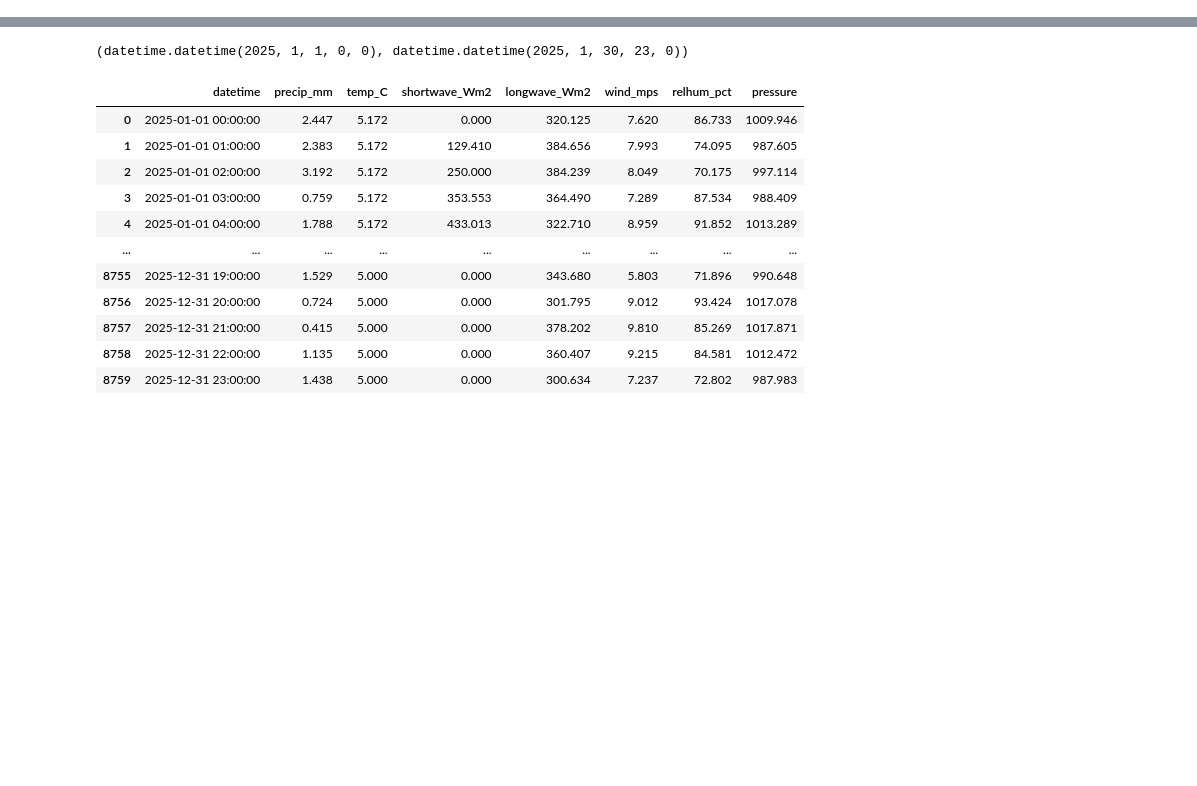
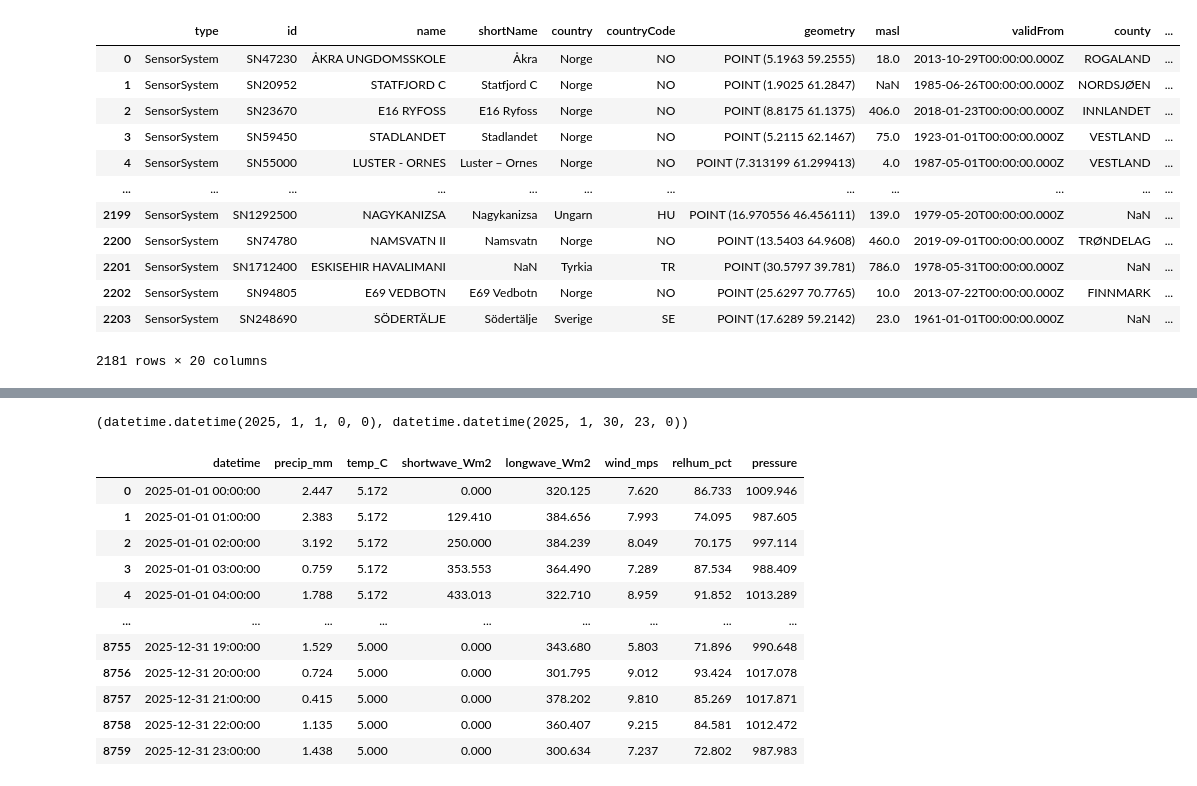
Before and after one commit to NTNUSmartWater/DigiH2O-Platform, a Jupyter notebook: process.ipynb, the cells around one changed output, grey strips where cells are left out. Drawn from its saved outputs; the diff is of its cells as text; code cells hidden in the pictures; blank space fills up the shorter version.

Commit message:
Working on MET data API

```diff
--- a/process.ipynb
+++ b/process.ipynb
@@ -11,0 +13,29 @@ from skimage.morphology import skeletonize
+# %%
+dotenv.load_dotenv()
+MET_url = os.getenv('MET_ProstAPI_URL')
+MET_client_id = os.getenv('MET_ProstAPI_CLIENT_ID')
+url = f'{MET_url}/sources/v0.jsonld'
+headers = {'Accept': 'application/json'}
+response = requests.request("GET", url, headers=headers, auth=HTTPBasicAuth(MET_client_id, ''))
+data = response.json()['data']
+df = pd.DataFrame(data)[['@type', 'id', 'name', 'shortName', 'validFrom', 'county', 'municipality', 'stationHolders', 'geometry']]
+df.rename(columns={'@type': 'type'}, inplace=True)
+# df['stationHolders'] = df['stationHolders'].apply(lambda x: x[0] if list(x) is not None else None)
+df['geometry'] = df['geometry'].apply(lambda x: Point(*x['coordinates']) if isinstance(x, dict) else None)
+df.dropna(subset=['geometry'], inplace=True)
+# gdf = gpd.GeoDataFrame(df, crs="EPSG:4326")
+df
+# %% [output]
+|  | type | id | name | shortName | country | countryCode | geometry | masl | validFrom | county | ... |
+| 0 | SensorSystem | SN47230 | ÅKRA UNGDOMSSKOLE | Åkra | Norge | NO | POINT (5.1963 59.2555) | 18.0 | 2013-10-29T00:00:00.000Z | ROGALAND | ... |
+| 1 | SensorSystem | SN20952 | STATFJORD C | Statfjord C | Norge | NO | POINT (1.9025 61.2847) | NaN | 1985-06-26T00:00:00.000Z | NORDSJØEN | ... |
+| 2 | SensorSystem | SN23670 | E16 RYFOSS | E16 Ryfoss | Norge | NO | POINT (8.8175 61.1375) | 406.0 | 2018-01-23T00:00:00.000Z | INNLANDET | ... |
+| 3 | SensorSystem | SN59450 | STADLANDET | Stadlandet | Norge | NO | POINT (5.2115 62.1467) | 75.0 | 1923-01-01T00:00:00.000Z | VESTLAND | ... |
+| 4 | SensorSystem | SN55000 | LUSTER - ORNES | Luster − Ornes | Norge | NO | POINT (7.313199 61.299413) | 4.0 | 1987-05-01T00:00:00.000Z | VESTLAND | ... |
+| ... | ... | ... | ... | ... | ... | ... | ... | ... | ... | ... | ... |
+| 2199 | SensorSystem | SN1292500 | NAGYKANIZSA | Nagykanizsa | Ungarn | HU | POINT (16.970556 46.456111) | 139.0 | 1979-05-20T00:00:00.000Z | NaN | ... |
+| 2200 | SensorSystem | SN74780 | NAMSVATN II | Namsvatn | Norge | NO | POINT (13.5403 64.9608) | 460.0 | 2019-09-01T00:00:00.000Z | TRØNDELAG | ... |
+| 2201 | SensorSystem | SN1712400 | ESKISEHIR HAVALIMANI | NaN | Tyrkia | TR | POINT (30.5797 39.781) | 786.0 | 1978-05-31T00:00:00.000Z | NaN | ... |
+| 2202 | SensorSystem | SN94805 | E69 VEDBOTN | E69 Vedbotn | Norge | NO | POINT (25.6297 70.7765) | 10.0 | 2013-07-22T00:00:00.000Z | FINNMARK | ... |
+| 2203 | SensorSystem | SN248690 | SÖDERTÄLJE | Södertälje | Sverige | SE | POINT (17.6289 59.2142) | 23.0 | 1961-01-01T00:00:00.000Z | NaN | ... |
+2181 rows × 20 columns
```
Also changed, not shown: parts of 4 cells of this notebook, 10 other files.
